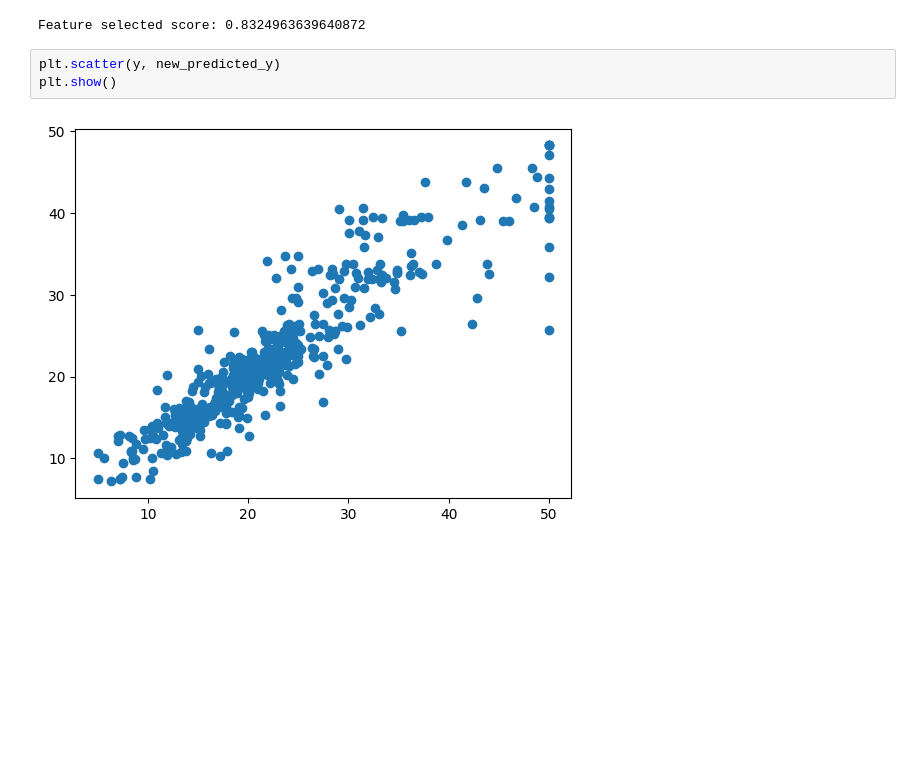
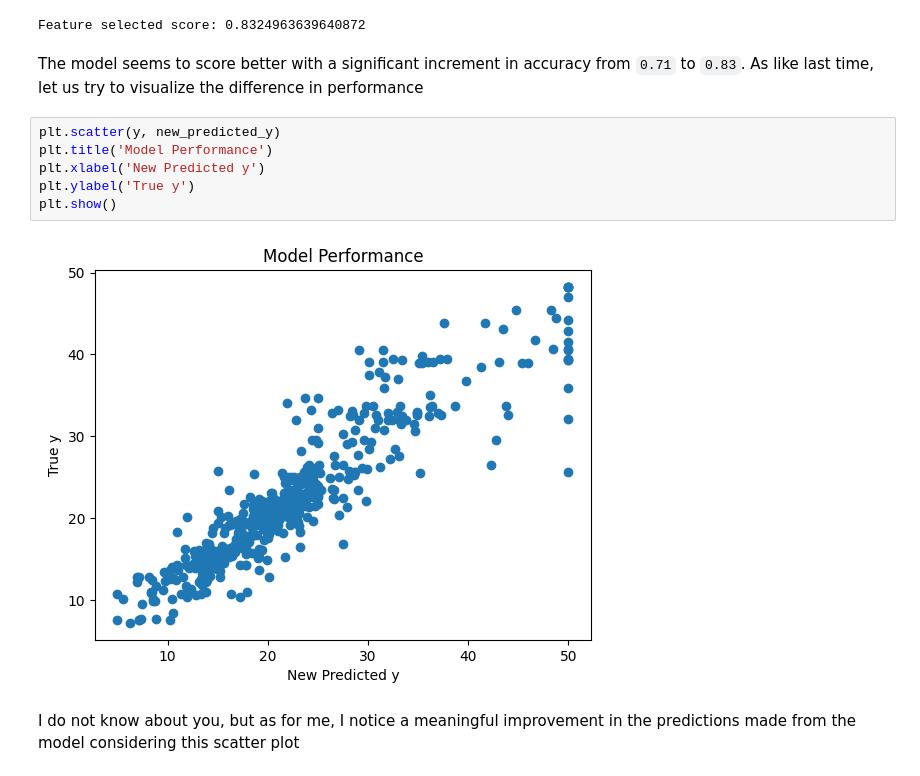
Before and after one commit to dataidea/dataidea-ugandafootball, a Jupyter notebook: nbs/Python Data Analysis/Week8/83_sklearn_pipeline.ipynb, the cells around one changed output. Saved outputs shown, nothing was run; the diff lists cells and outputs as text; blank space fills up the shorter version.

```diff
--- a/nbs/Python Data Analysis/Week8/83_sklearn_pipeline.ipynb
+++ b/nbs/Python Data Analysis/Week8/83_sklearn_pipeline.ipynb
@@ -65,8 +120,15 @@ new_predicted_y = knn_model.predict(new_X)
 print('Feature selected score:', new_score)
 # %% [output]
 Feature selected score: 0.8324963639640872
+# %% [markdown]
+The model seems to score better with a significant increment in accuracy from `0.71` to `0.83`. As like last time, let us try to visualize the difference in performance
 # %%
 plt.scatter(y, new_predicted_y)
+plt.title('Model Performance')
+plt.xlabel('New Predicted y')
+plt.ylabel('True y')
 plt.show()
 # %% [output]
-[figure, old version]
+[figure, new version]
+# %% [markdown]
+I do not know about you, but as for me, I notice a meaningful improvement in the predictions made from the model considering this scatter plot
```
Also changed, not shown: parts of 41 cells of this notebook, 1 other file.
